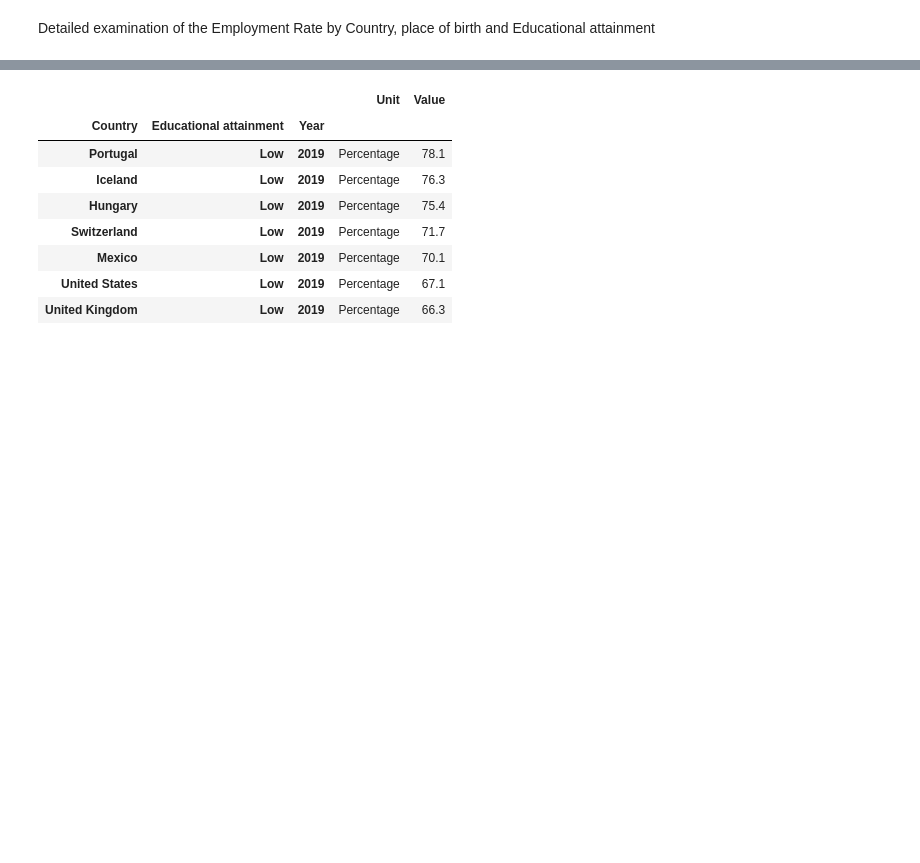
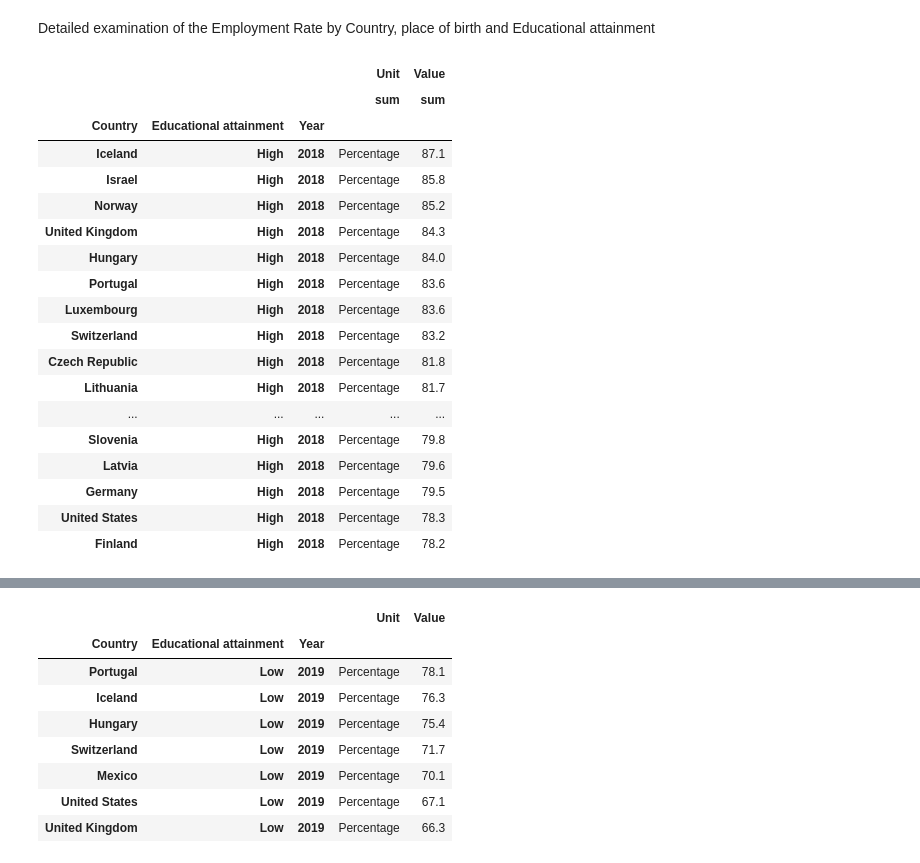
Before and after one commit to sergioabz/mid_project, a Jupyter notebook: notebooks/Cont_Analysis_midbootcamp_project.ipynb, the cells around one changed output, grey strips where cells are left out. Saved outputs shown, nothing was run; the diff lists cells and outputs as text; code cells hidden in the pictures; blank space fills up the shorter version.

```diff
--- a/notebooks/Cont_Analysis_midbootcamp_project.ipynb
+++ b/notebooks/Cont_Analysis_midbootcamp_project.ipynb
@@ -72,3 +72,26 @@ def emp_rate_edu (data: pd.DataFrame, place_of_birth: object, Educational_attain
 
 
     return max_immi2
+# %%
+data_high_2018= emp_rate_edu(data, 'Foreign-born',  'High', 2018)
+data_high_2018
+# %% [output]
+|  |  |  | Unit | Value |
+|  |  |  | sum | sum |
+| Country | Educational attainment | Year |  |  |
+| Iceland | High | 2018 | Percentage | 87.1 |
+| Israel | High | 2018 | Percentage | 85.8 |
+| Norway | High | 2018 | Percentage | 85.2 |
+| United Kingdom | High | 2018 | Percentage | 84.3 |
+| Hungary | High | 2018 | Percentage | 84.0 |
+| Portugal | High | 2018 | Percentage | 83.6 |
+| Luxembourg | High | 2018 | Percentage | 83.6 |
+| Switzerland | High | 2018 | Percentage | 83.2 |
+| Czech Republic | High | 2018 | Percentage | 81.8 |
+| Lithuania | High | 2018 | Percentage | 81.7 |
+| ... | ... | ... | ... | ... |
+| Slovenia | High | 2018 | Percentage | 79.8 |
+| Latvia | High | 2018 | Percentage | 79.6 |
+| Germany | High | 2018 | Percentage | 79.5 |
+| United States | High | 2018 | Percentage | 78.3 |
+| Finland | High | 2018 | Percentage | 78.2 |
```
Also changed, not shown: parts of 6 cells of this notebook, 1 other file.
